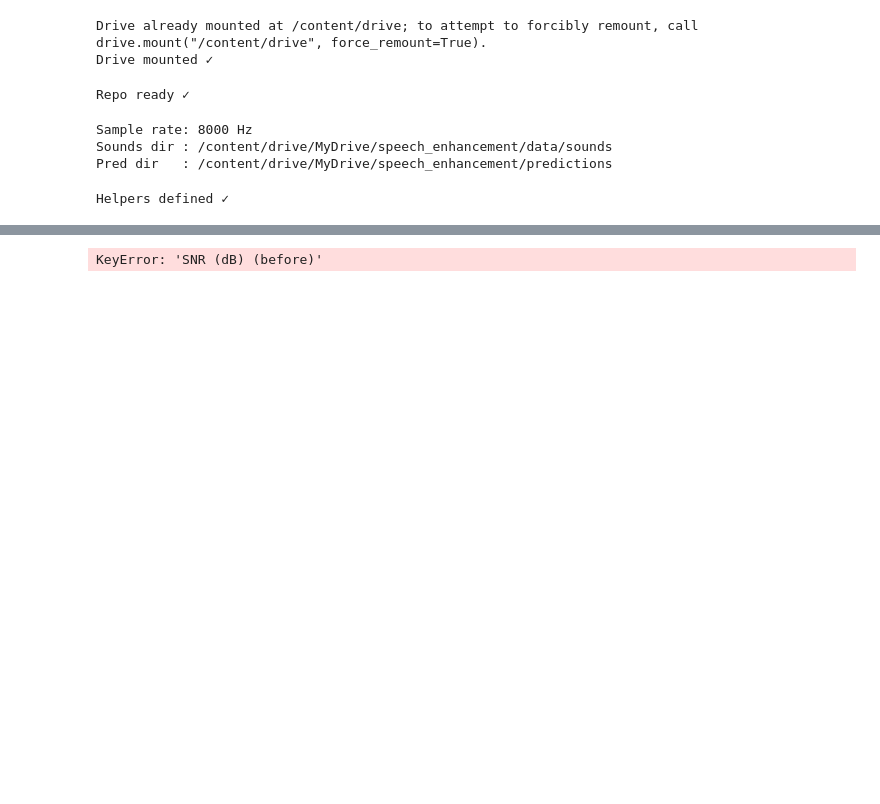
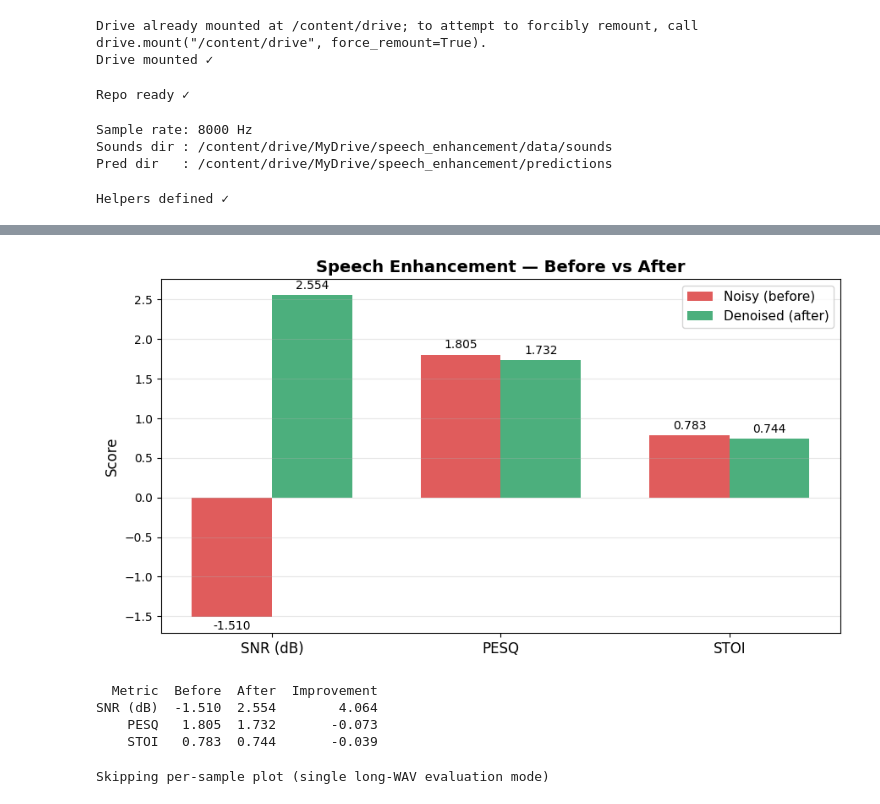
Before and after one commit to theweird-kid/speech_enhancement, a Jupyter notebook: notebooks/04_Evaluate_Performance.ipynb, the cells around one changed output, grey strips where cells are left out. Drawn from its saved outputs; the diff is of its cells as text; code cells hidden in the pictures; blank space fills up the shorter version.

```diff
--- a/notebooks/04_Evaluate_Performance.ipynb
+++ b/notebooks/04_Evaluate_Performance.ipynb
@@ -152,28 +162,45 @@ Index: [mean]
 # %%
-# ── 8. Bar chart: before vs after for each metric ─────────────────────────
-metrics = ['SNR (dB)', 'PESQ', 'STOI']
+# ── 8. Bar chart: before vs after ──────────────────────────────────────────
+import pandas as pd
 
-before_means = [df_results[f'{m} (before)'].mean() for m in metrics]
-after_means  = [df_results[f'{m} (after)'].mean()  for m in metrics
-                if f'{m} (after)' in df_results.columns]
+# 'after' is only defined if cell 7 found the denoised file
+# If not available, we show before-only chart
+after = after if 'after' in dir() else {}
 
-x = np.arange(len(metrics))
-width = 0.35
+metrics     = ['SNR (dB)', 'PESQ', 'STOI']
+before_vals = [before[m]       for m in metrics]
+after_vals  = [after.get(m, 0) for m in metrics]
+has_after   = any(v != 0 for v in after_vals)
+
+x, width = np.arange(len(metrics)), 0.35
 
 fig, ax = plt.subplots(figsize=(9, 5))
-bars1 = ax.bar(x - width/2, before_means, width, label='Noisy (before)', color='#e05c5c')
-bars2 = ax.bar(x + width/2, after_means,  width, label='Denoised (after)', color='#4caf7d')
+bars1 = ax.bar(x - width/2 if has_after else x,
+               before_vals, width, label='Noisy (before)', color='#e05c5c')
+if has_after:
+    bars2 = ax.bar(x + width/2, after_vals, width, label='Denoised (after)', color='#4caf7d')
+    ax.bar_label(bars2, fmt='%.3f', padding=3)
 
 ax.set_xticks(x)
 ax.set_xticklabels(metrics, fontsize=12)
 ax.set_ylabel('Score', fontsize=12)
 ax.set_title('Speech Enhancement — Before vs After', fontsize=14, fontweight='bold')
 ax.legend(fontsize=11)
 ax.bar_label(bars1, fmt='%.3f', padding=3)
-ax.bar_label(bars2, fmt='%.3f', padding=3)
 ax.grid(axis='y', alpha=0.3)
 fig.tight_layout()
 plt.savefig(os.path.join(C.WEIGHTS_DIR, 'performance_chart.png'), dpi=120)
 plt.show()
+
+# Summary table
+df_summary = pd.DataFrame({'Metric': metrics, 'Before': before_vals})
+if has_after:
+    df_summary['After']       = after_vals
+    df_summary['Improvement'] = (df_summary['After'] - df_summary['Before']).round(3)
+print(df_summary.to_string(index=False))
 # %% [output]
+[figure, added]
-KeyError: 'SNR (dB) (before)'
+  Metric  Before  After  Improvement
+SNR (dB)  -1.510  2.554        4.064
+    PESQ   1.805  1.732       -0.073
+    STOI   0.783  0.744       -0.039
@@ -194 +207,6 @@ if 'PESQ (after)' in df_results.columns:
+# %%
+# ── 9. Skipped — per-sample scatter plot not applicable for long-WAV eval
+print("Skipping per-sample plot (single long-WAV evaluation mode)")
+# %% [output]
+Skipping per-sample plot (single long-WAV evaluation mode)
 # %%
```
Also changed, not shown: parts of 7 cells of this notebook, 4 other files.
